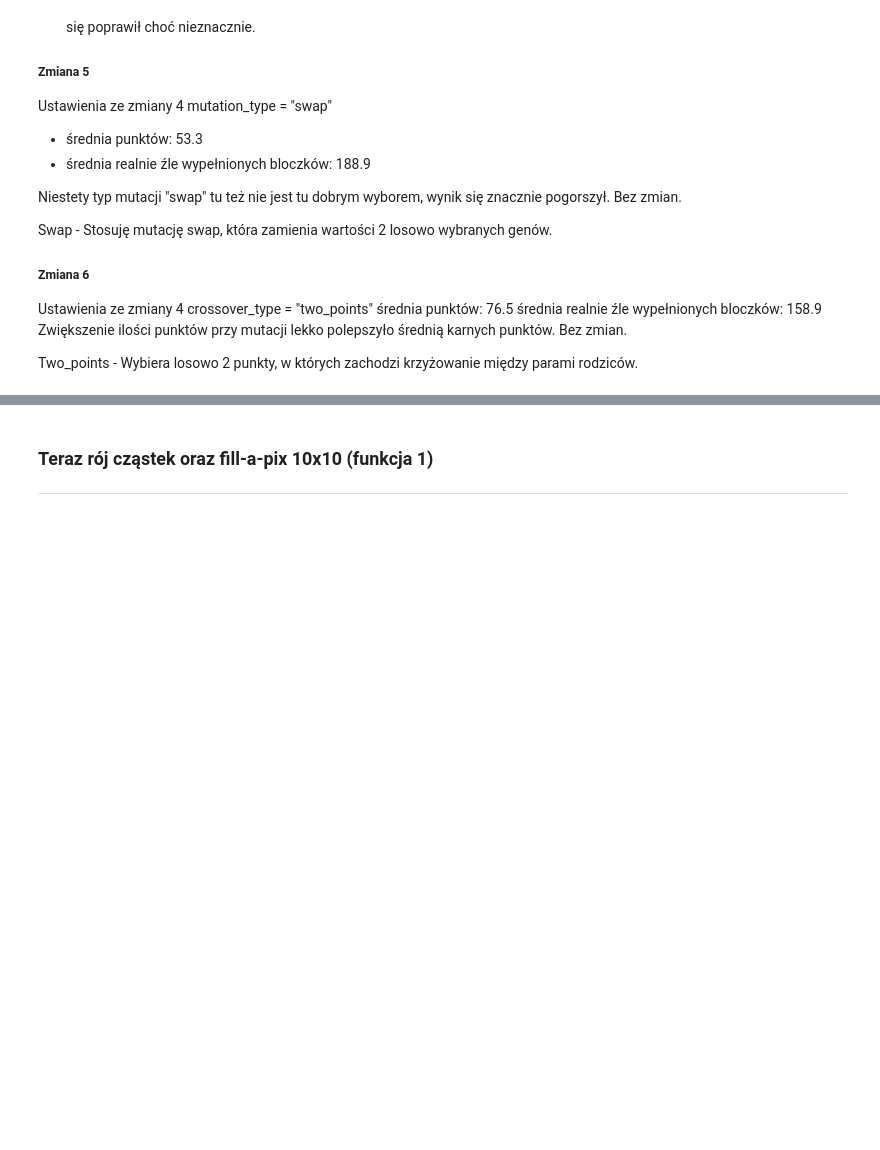
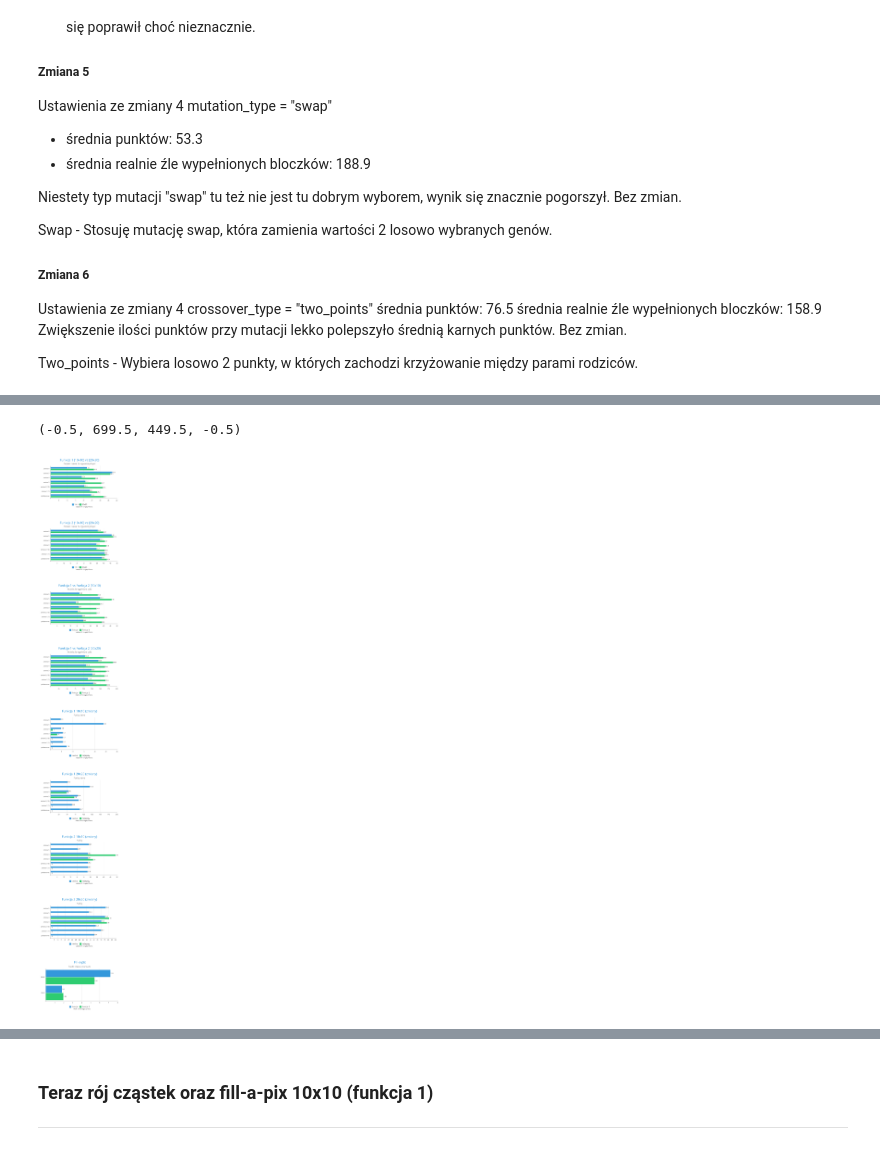
Before and after one commit to marcelmalewski/INF_Marcel_Malewski_274929, a Jupyter notebook: projekt1/projekt1.ipynb, the cells around one changed output, grey strips where cells are left out. Saved outputs shown, nothing was run; the diff lists cells and outputs as text; code cells hidden in the pictures; blank space fills up the shorter version.

```diff
--- a/projekt1/projekt1.ipynb
+++ b/projekt1/projekt1.ipynb
@@ -1372,0 +1362,79 @@ Wybiera losowo 2 punkty, w których zachodzi krzyżowanie między parami rodzic
+# %%
+# pobierania obrazków
+ag1 = mpimg.imread('./Funkcja 1 (10x10) vs (20x20).PNG')
+ag2 = mpimg.imread('./Funkcja 2 (10x10) vs (20x20).PNG')
+
+ag3 = mpimg.imread('./Funkcja 1 vs Funkcja 2 (10x10).PNG')
+ag4 = mpimg.imread('./Funkcja 1 vs Funkcja 2 (20x20).PNG')
+
+ag5 = mpimg.imread('./Funkcja 1 10x10 (zmiany).PNG')
+ag6 = mpimg.imread('./Funkcja 1 20x20 (zmiany).PNG')
+
+ag7 = mpimg.imread('./Funkcja 2 10x10 (zmiany).PNG')
+ag8 = mpimg.imread('./Funkcja 2 20x20 (zmiany).PNG')
+
+ag9 = mpimg.imread('./Fill-a-pix times.PNG')
+
+# tworzymy pojemnik, w którym będą obrazki
+fig = plt.figure(figsize=(20, 100))
+
+# 3 obrazki w 1 rzędzie
+rows = 9
+columns = 1
+
+fig.add_subplot(rows, columns, 1)
+
+# showing image
+plt.imshow(ag1)
+plt.axis('off')
+
+fig.add_subplot(rows, columns, 2)
+
+# showing image
+plt.imshow(ag2)
+plt.axis('off')
+
+fig.add_subplot(rows, columns, 3)
+
+# showing image
+plt.imshow(ag3)
+plt.axis('off')
+
+fig.add_subplot(rows, columns, 4)
+
+# showing image
+plt.imshow(ag4)
+plt.axis('off')
+
+fig.add_subplot(rows, columns, 5)
+
+# showing image
+plt.imshow(ag5)
+plt.axis('off')
+
+fig.add_subplot(rows, columns, 6)
+
+# showing image
+plt.imshow(ag6)
+plt.axis('off')
+
+fig.add_subplot(rows, columns, 7)
+
+# showing image
+plt.imshow(ag7)
+plt.axis('off')
+
+fig.add_subplot(rows, columns, 8)
+
+# showing image
+plt.imshow(ag8)
+plt.axis('off')
+
+fig.add_subplot(rows, columns, 9)
+
+# showing image
+plt.imshow(ag9)
+plt.axis('off')
+# %% [output]
+(-0.5, 699.5, 449.5, -0.5)
+[figure, added]
```
Also changed, not shown: parts of 18 cells of this notebook, 6 other files.
